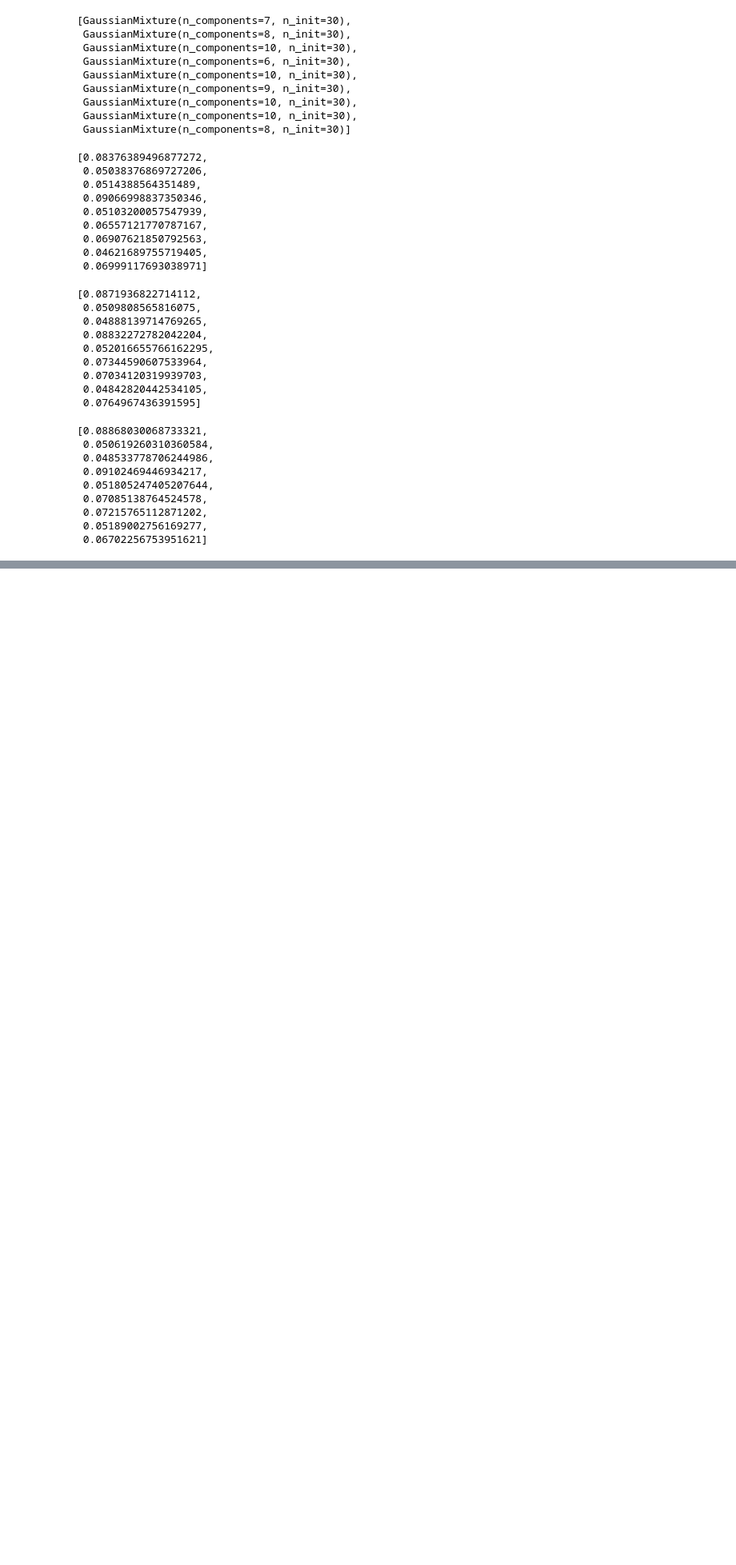
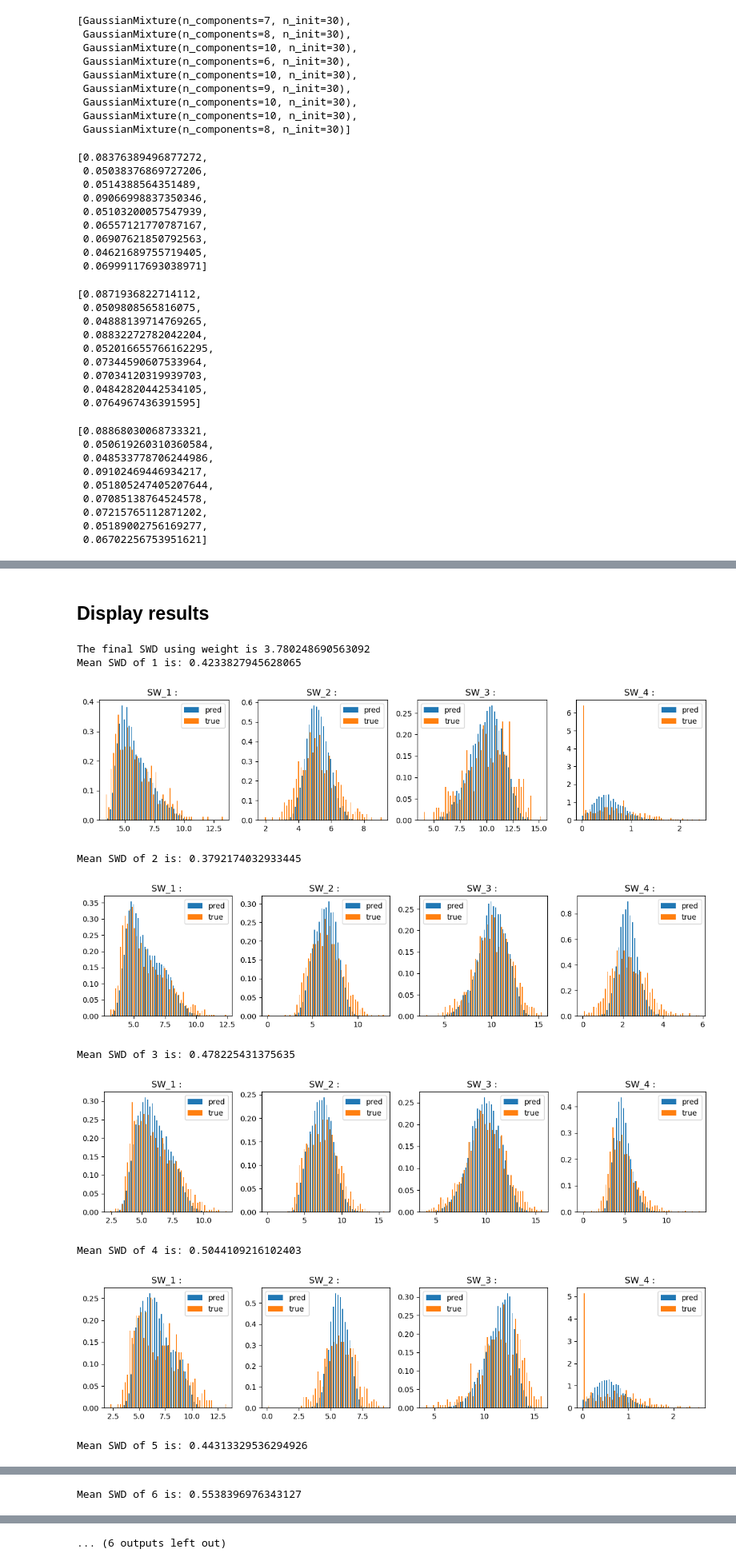
Before and after one commit to FrancoisLbrn/genhack3_crazy_farmers, a Jupyter notebook: notebooks/FL_part2.ipynb, the cells around one changed output, grey strips where cells are left out. Shown at 80% size. Drawn from its saved outputs; the diff is of its cells as text; code cells hidden in the pictures; blank space fills up the shorter version.

```diff
--- a/notebooks/FL_part2.ipynb
+++ b/notebooks/FL_part2.ipynb
@@ -1043,0 +1111,8 @@ matt
+# %%
+from sklearn.metrics import make_scorer
+import ot
+
+# Create a scorer using the custom loss function
+custom_score = make_scorer(ot.sliced.sliced_wasserstein_distance, greater_is_better=False)
+# def custom_SWD(ground_truth, prediction):
+#     return ot.sliced.sliced_wasserstein_distance(prediction, ground_truth)
@@ -1043,0 +1217,21 @@ matt
+# %%
+# Prediction
+# Generate the dict
+
+dict_scenario_gen = {}
+for scenario in range(1, 10):
+    sc = subset_scenario(W_gen, scenario)
+    print(sc.shape)
+    col_W = [colonne for colonne in sc.columns if colonne.startswith('W')]
+    W = sc[col_W]
+    dict_scenario_gen[scenario] = {"df" :sc, "W" :W}
+
+for scenario in dict_scenario_gen.keys():
+    W = dict_scenario_gen[scenario]["W"]
+    model_xgb = dict_scenario_9xgb_RF[scenario]["model"]
+    pred_xgb = model_xgb.predict(W)
+    # To force the values between 0 and 15
+    # pred_xgb = pred_xgb.applymap(lambda x: max(0, min(x, 15.75)))
+    pred_xgb = np.vectorize(lambda x: max(0, min(x, 15.75)))(pred_xgb)
+    dict_scenario_gen[scenario]["y"] = dict_scenario_9xgb_RF[scenario]["y"].copy()
+    dict_scenario_gen[scenario]["pred"] = pred_xgb
@@ -1043,0 +1248,28 @@ matt
+# %% [markdown]
+## Display results
+# %%
+def display_hist_SWD_per_scenario(dct):
+    for scenario in dct.keys():
+        print(f"Mean SWD of {scenario} is: {dct[scenario]['mean_swd']}")
+        fig, axs = plt.subplots(1, 4, figsize=(12, 3))
+        for i in range(4):
+            axs[i].hist([dct[scenario]["pred"][:,i], dct[scenario]["y"][f'YIELD_{i+1}']], label=['pred', 'true'], bins=50, density=True)
+            axs[i].set_title(f'{scenario} - YIELD_{i+1}')
+            axs[i].set_title(f'SW_{i+1} : ')#{round(dct[scenario][f"swd_{i+1}"], 6)}')
+            axs[i].legend()
+        plt.tight_layout()
+        plt.show()
+
+loss_9xgb = compute_final_loss(full_df, dict_scenario_gen)
+display_hist_SWD_per_scenario(dict_scenario_gen)
+# %% [output]
+The final SWD using weight is 3.780248690563092
+Mean SWD of 1 is: 0.4233827945628065
+[figure, added]
+Mean SWD of 2 is: 0.3792174032933445
+[figure, added]
+Mean SWD of 3 is: 0.478225431375635
+[figure, added]
+Mean SWD of 4 is: 0.5044109216102403
+[figure, added]
+Mean SWD of 5 is: 0.44313329536294926
@@ -1043,0 +1277 @@ matt
+Mean SWD of 6 is: 0.5538396976343127
@@ -1043,0 +1279 @@ matt
+... (6 outputs left out)
```
Also changed, not shown: parts of 17 cells of this notebook.
